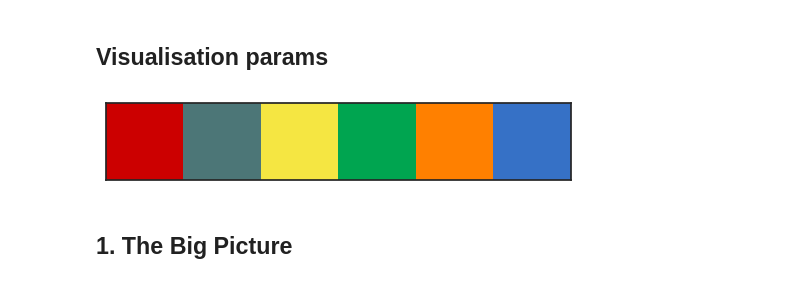
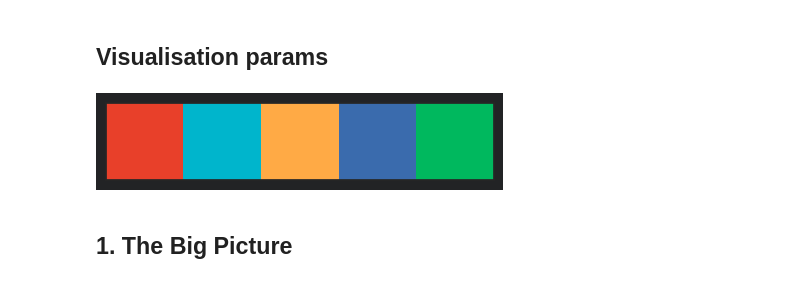
Before and after one commit to jakowczukalicja/formula1-sql-analysis, a Jupyter notebook: analysis.ipynb, the cells around one changed output. Saved outputs shown, nothing was run; the diff lists cells and outputs as text; code cells hidden in the pictures.

```diff
--- a/analysis.ipynb
+++ b/analysis.ipynb
@@ -14,18 +14,17 @@ conn = sqlite3.connect("db/formula1.db")
 ## Visualisation params
 # %%
 f1_palette = [
-    '#CC0000',
-    "#4C7677",
-    '#F5E642',
-    '#00A550',
-    '#FF8000',
-    '#3671C6',
+    '#E8402A',  # Racing Red — bardziej żywy
+    '#00B5CC',  # Martini Blue — bardziej żywy
+    '#FFAA45',  # Pit Lane Amber — bardziej żywy
+    '#3A6BAD',  # Granat — bardziej żywy
+    '#00B85E',  # Zieleń — bardziej żywa
 ]
 
 sns.palplot(sns.color_palette(f1_palette))
 plt.show()
 # %% [output]
-[figure, old version]
+[figure, new version]
 # %%
 sns.set_theme(
     style='white',
```
Also changed, not shown: parts of 10 cells of this notebook.
